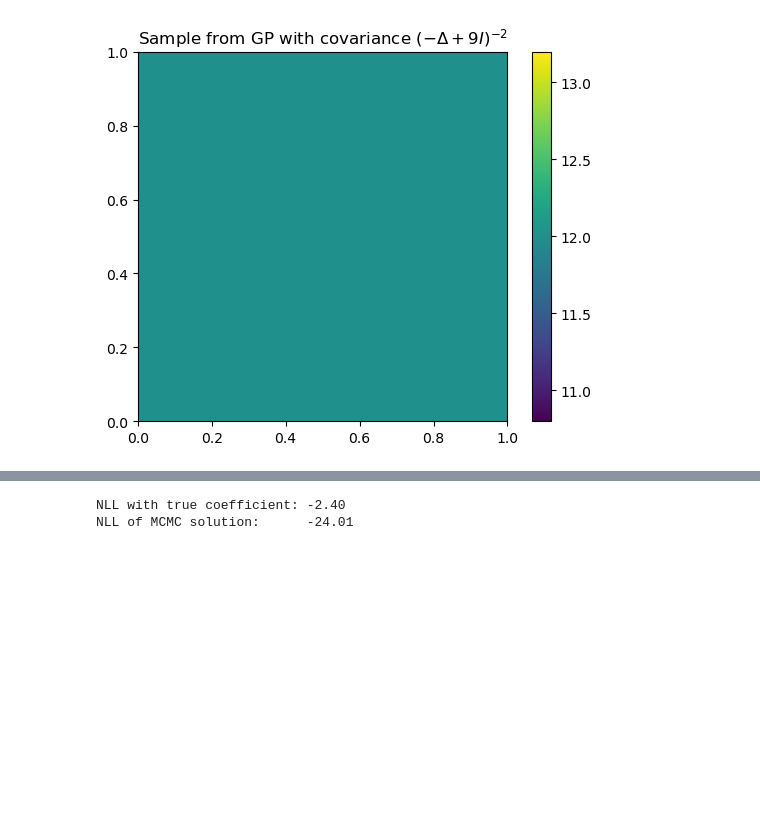
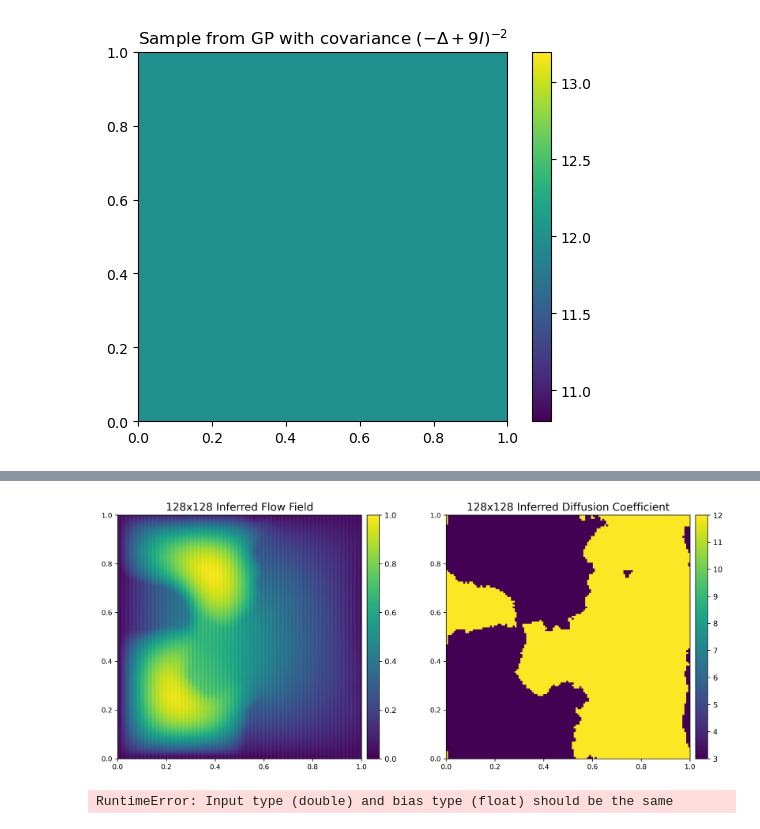
Before and after one commit to gzein/fno-bayesian-inverse-problems, a Jupyter notebook: FNO_clean.ipynb, the cells around one changed output, grey strips where cells are left out. Saved outputs shown, nothing was run; the diff lists cells and outputs as text; code cells hidden in the pictures; blank space fills up the shorter version.

```diff
--- a/FNO_clean.ipynb
+++ b/FNO_clean.ipynb
@@ -642,13 +630,41 @@ torch.Size([1, 1, 64, 64])
 [figure]
+# %%
+from mpl_toolkits.axes_grid1 import make_axes_locatable
+
+fig, axs = plt.subplots(1, 2, figsize=(12, 5), dpi=300, constrained_layout=True)
+
+# Left: "Inferred Flow Field" from fig2 (normalised)
+flow_field = predicted_solution
+flow_field_norm = (flow_field - flow_field.min()) / (flow_field.max() - flow_field.min())
+im0 = axs[0].imshow(flow_field_norm, extent=[0, 1, 0, 1], origin='lower', vmin=0, vmax=1)
+axs[0].set_title("128x128 Inferred Flow Field", fontsize=14, loc='center', pad=6)
+axs[0].tick_params(labelsize=9)
+divider0 = make_axes_locatable(axs[0])
+cax0 = divider0.append_axes("right", size="5%", pad=0.1)
+fig.colorbar(im0, cax=cax0)
+
+# Right: "Inferred Diffusion Coefficient" from fig1
+diff_field = average_predicted_field
+im1 = axs[1].imshow(diff_field, extent=[0, 1, 0, 1], origin='lower')
+axs[1].set_title("128x128 Inferred Diffusion Coefficient", fontsize=14, loc='center', pad=6)
+axs[1].tick_params(labelsize=9)
+divider1 = make_axes_locatable(axs[1])
+cax1 = divider1.append_axes("right", size="5%", pad=0.1)
+fig.colorbar(im1, cax=cax1)
+
+plt.savefig('figures_for_report/super_res_combined_inferred.png', bbox_inches='tight', dpi=300)
+plt.show()
+# %% [output]
+[figure, added]
 # %%
 # FNO error on the true coefficient -- this is your best possible NLL
+true_field = dataset.test_dbs[128].x[0, 0].unsqueeze(0).unsqueeze(0)  # super-resolution task, so get the 128x128 true field
 theta_true_tensor = torch.tensor(true_field.cpu().numpy()[0, 0], dtype=torch.float32).unsqueeze(0).unsqueeze(0).to(device)
 ll_true = log_likelihood(theta_true_tensor, true_observations, model, sigma=sigma)
 print(f"NLL with true coefficient: {ll_true:.2f}")
 print(f"NLL of MCMC solution:      {ll_current:.2f}")
 # %% [output]
-NLL with true coefficient: -2.40
-NLL of MCMC solution:      -24.01
+RuntimeError: Input type (double) and bias type (float) should be the same
 # %%
 # calculate H1 and L2 losses
 pred_normalised = torch.tensor(predicted_solution).unsqueeze(0).unsqueeze(0)
```
Also changed, not shown: parts of 14 cells of this notebook, 4 other files.
